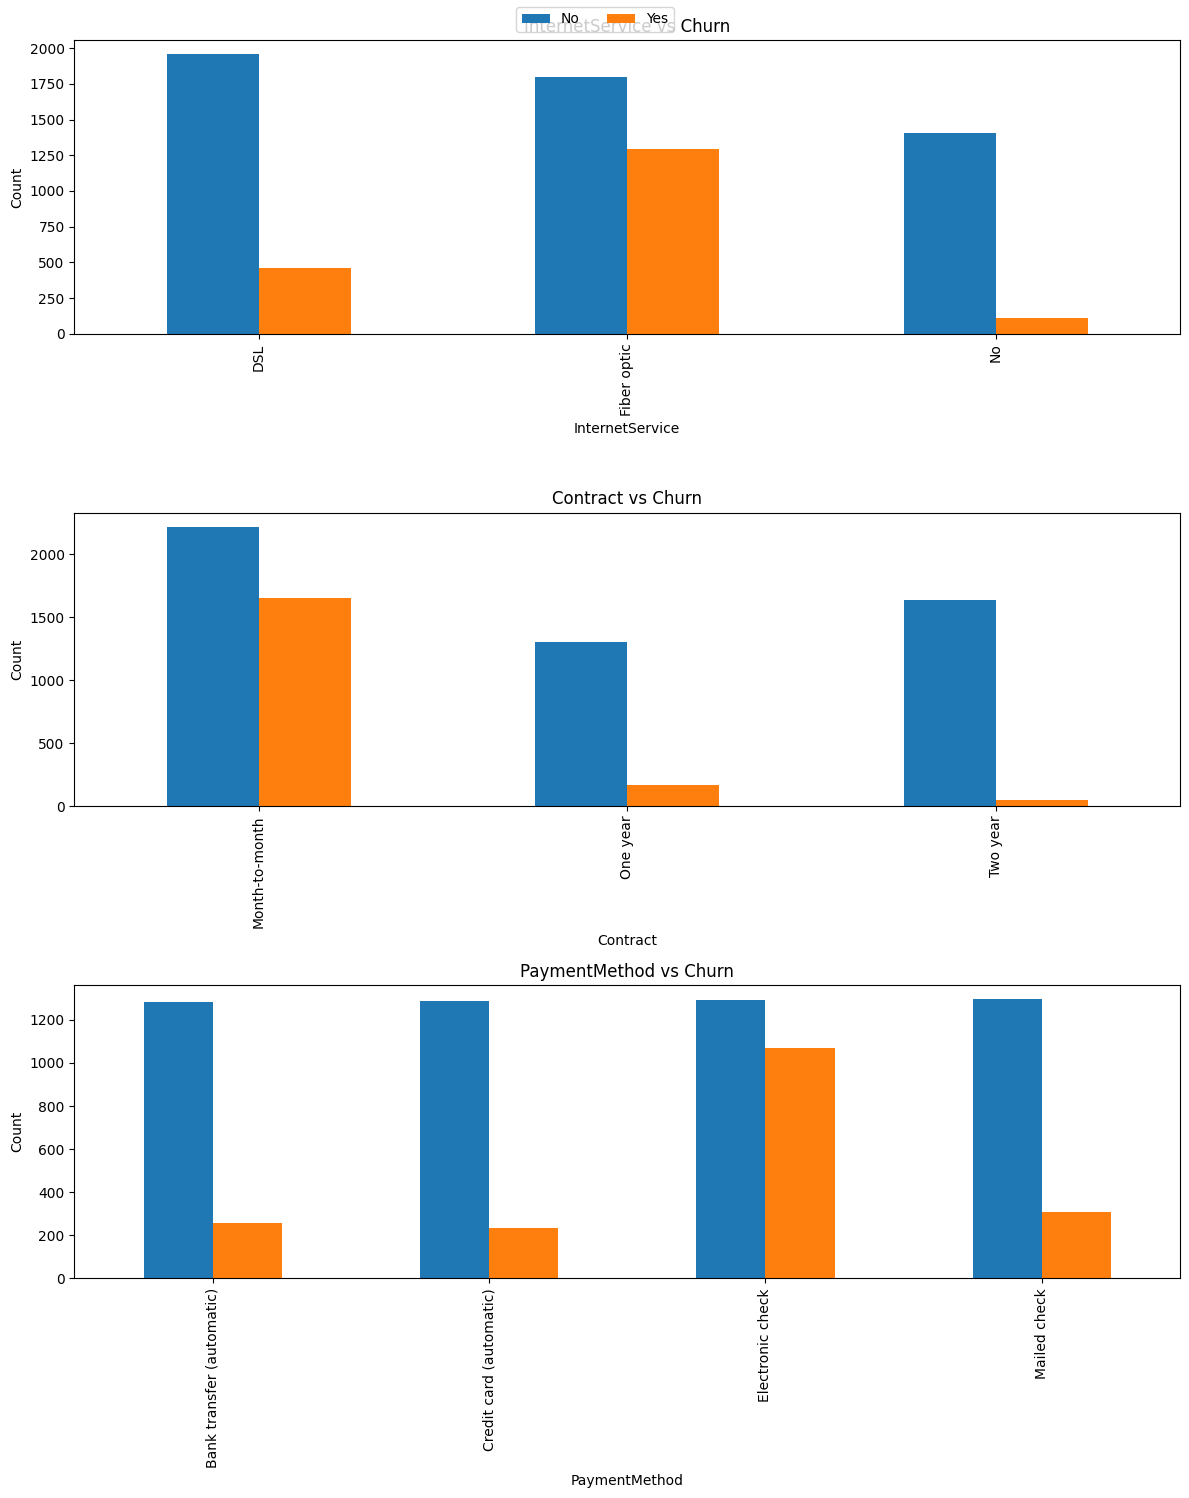
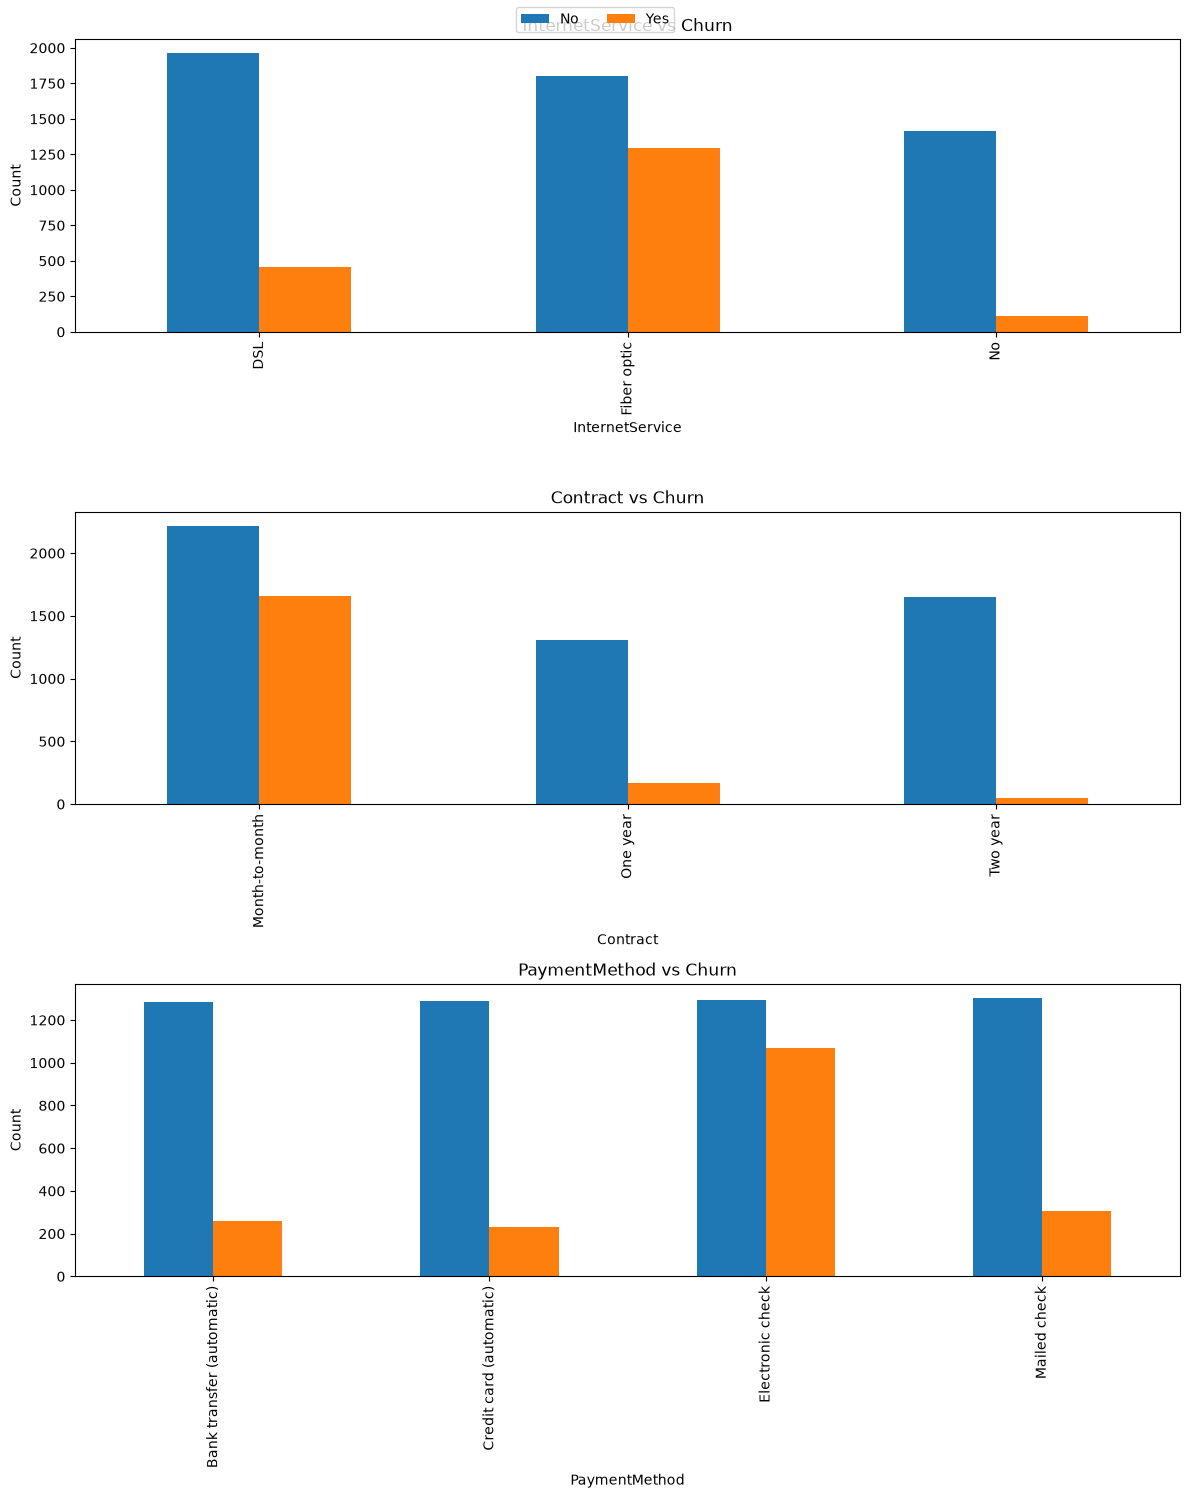
Code edit (unified diff) that turned the first committed figure into the second:
--- before
+++ after
@@ -24,4 +24,4 @@
 plt.tight_layout()
 fig.legend(labels=pivot1.columns, loc="upper center", ncol=len(pivot1.columns))
-
+plt.savefig("../docs/eda/churn_effect.png")
 plt.show()

Commit: version set of shap and added shap and testa